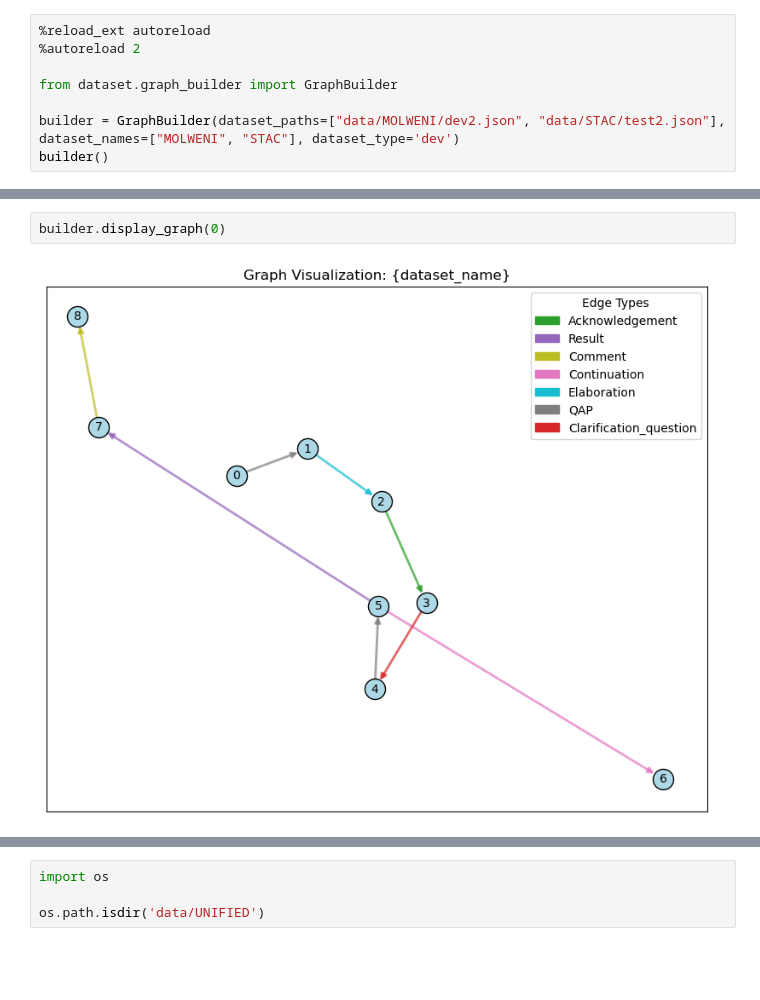
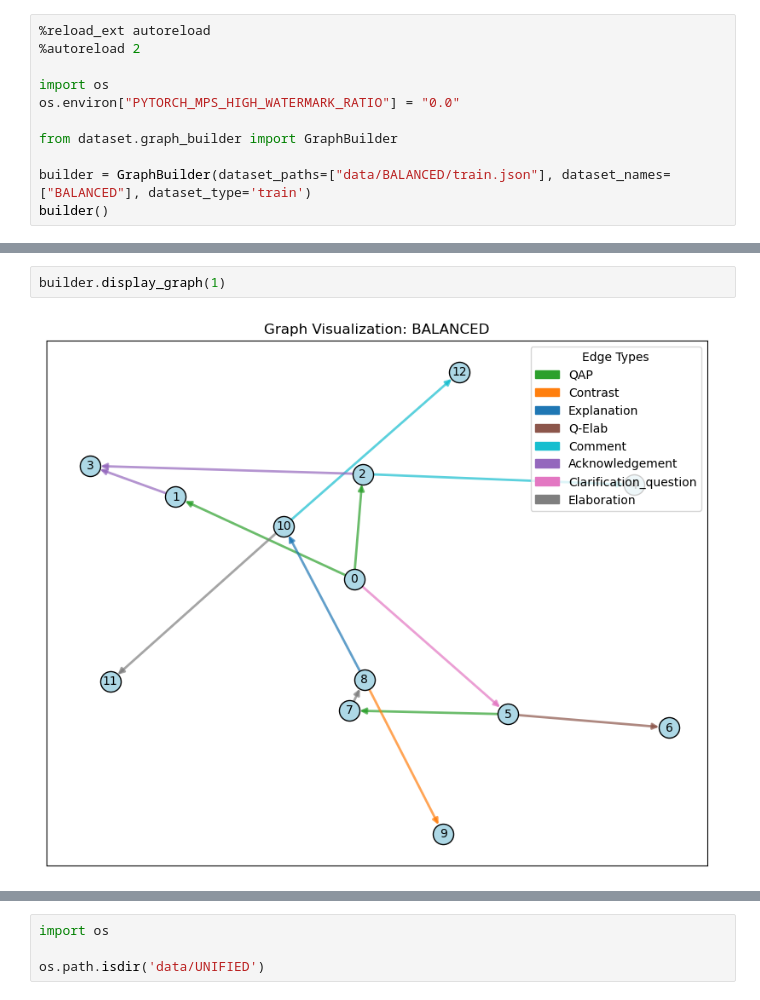
Before and after one commit to Luigina2001/GiBERTino, a Jupyter notebook: test.ipynb, the cells around one changed output, grey strips where cells are left out. Cells and saved outputs as stored; diff of their text form; blank space fills up the shorter version.

```diff
--- a/test.ipynb
+++ b/test.ipynb
@@ -2,8 +2,11 @@
 %reload_ext autoreload
 %autoreload 2
 
+import os
+os.environ["PYTORCH_MPS_HIGH_WATERMARK_RATIO"] = "0.0"
+
 from dataset.graph_builder import GraphBuilder
 
-builder = GraphBuilder(dataset_paths=["data/MOLWENI/dev2.json", "data/STAC/test2.json"], dataset_names=["MOLWENI", "STAC"], dataset_type='dev')
+builder = GraphBuilder(dataset_paths=["data/BALANCED/train.json"], dataset_names=["BALANCED"], dataset_type='train')
 builder()
 # %% [output]
@@ -21,5 +22,5 @@ Device set to use mps:0
 # %%
-builder.display_graph(0)
+builder.display_graph(1)
 # %% [output]
-[figure, old version]
+[figure, new version]
 # %%
```
Also changed, not shown: parts of 2 cells of this notebook, 4 other files.
